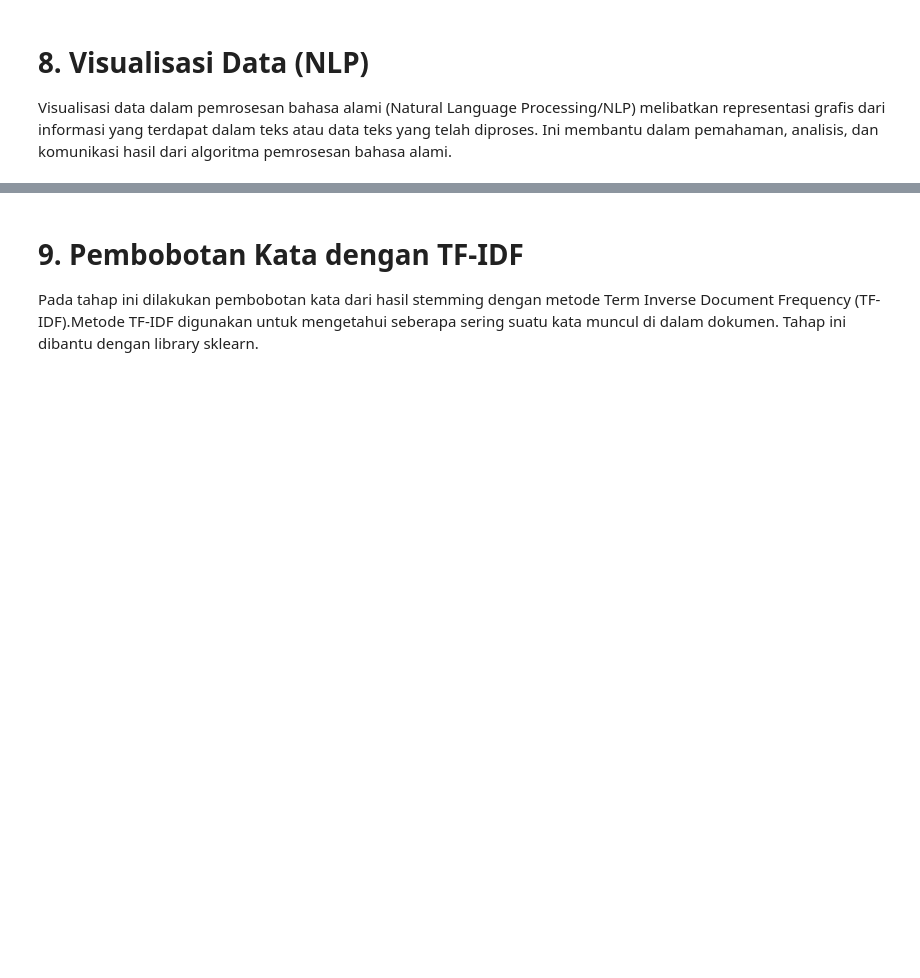
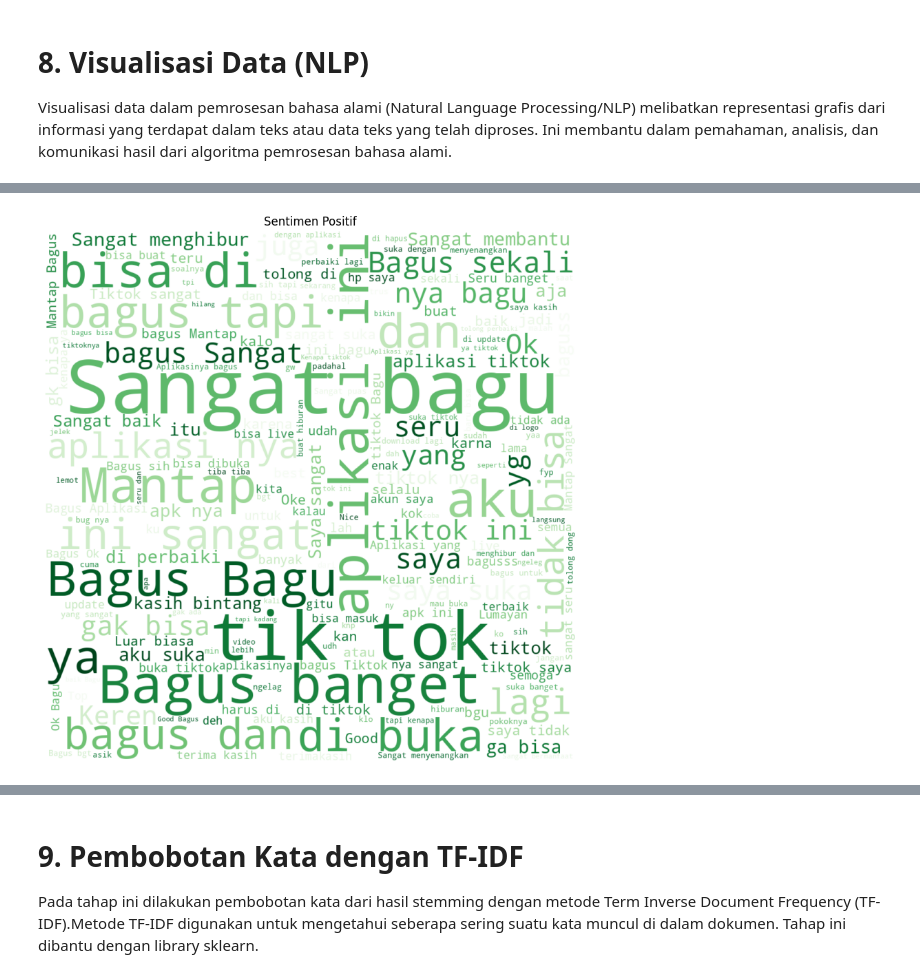
Before and after one commit to AchmadLutfi196/23059-datamining, a Jupyter notebook: Analisis_Sentimen_Ulasan_Tiktok_Dengan_SVM.ipynb, the cells around one changed output, grey strips where cells are left out. Saved outputs shown, nothing was run; the diff lists cells and outputs as text; code cells hidden in the pictures; blank space fills up the shorter version.

```diff
--- a/Analisis_Sentimen_Ulasan_Tiktok_Dengan_SVM.ipynb
+++ b/Analisis_Sentimen_Ulasan_Tiktok_Dengan_SVM.ipynb
@@ -250,4 +374,4 @@ plt.show()
 # %%
 train_s2 = new_df_copy[new_df_copy['sentimen'] == 'Positif'].copy()
-train_s2.loc[:, 'content'] = train_s2['content'].fillna("tidak ada komentar")
+train_s2.loc[:, 'Review Text'] = train_s2['Review Text'].fillna("tidak ada komentar")
 train_s2.head()
@@ -254,12 +385,14 @@ train_s2.head()
 # %%
-all_text_s2 = ' '.join(word for word in train_s2['content'])
+all_text_s2 = ' '.join(word for word in train_s2['Review Text'])
 wordcloud = WordCloud(colormap='Greens', width=1000, height=1000, mode='RGBA', background_color='white').generate(all_text_s2)
 plt.figure(figsize=(20,10))
 plt.imshow(wordcloud, interpolation='bilinear')
 plt.axis('off')
 plt.margins(x=0, y=0)
 plt.title("Sentimen Positif")
 plt.show()
+# %% [output]
+[figure, added]
 # %%
 sentimen_data = pd.value_counts(new_df_copy['sentimen'], sort=True)
 sentimen_data.plot(kind='bar', color=['red', 'green', 'lightskyblue'])
```
Also changed, not shown: parts of 31 cells of this notebook.
